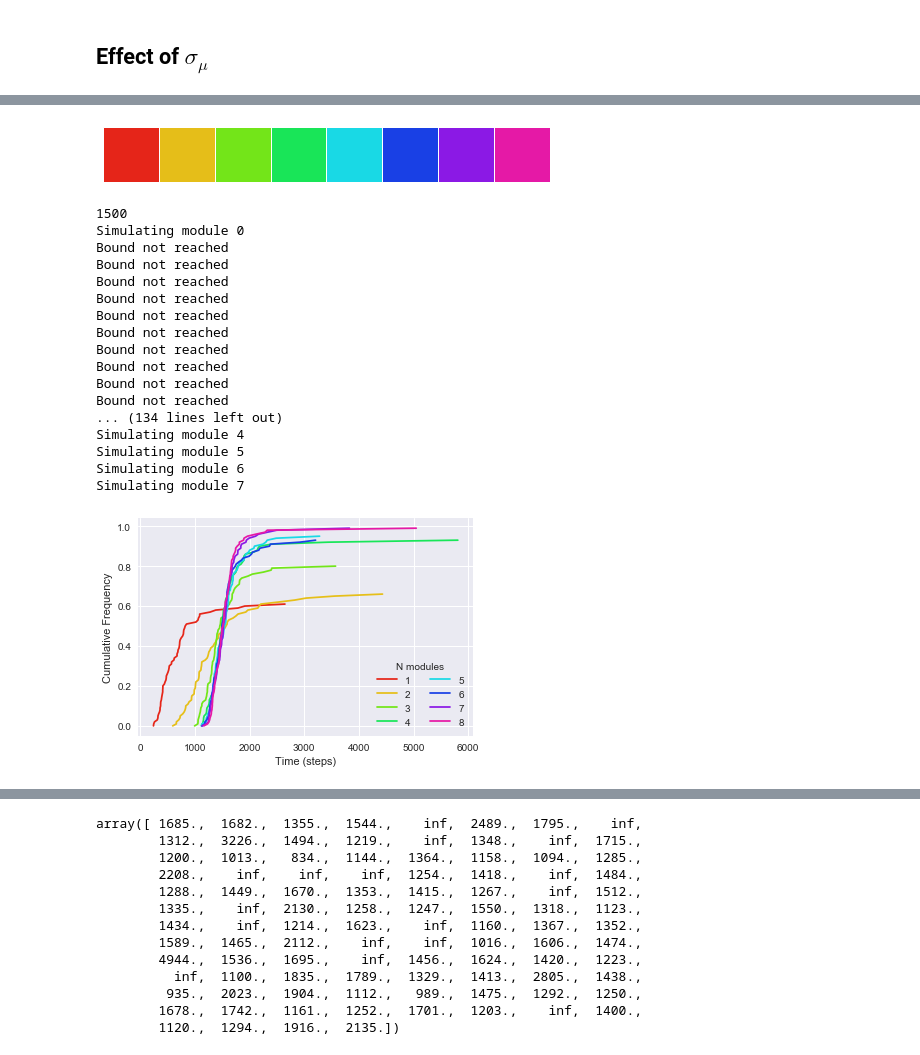
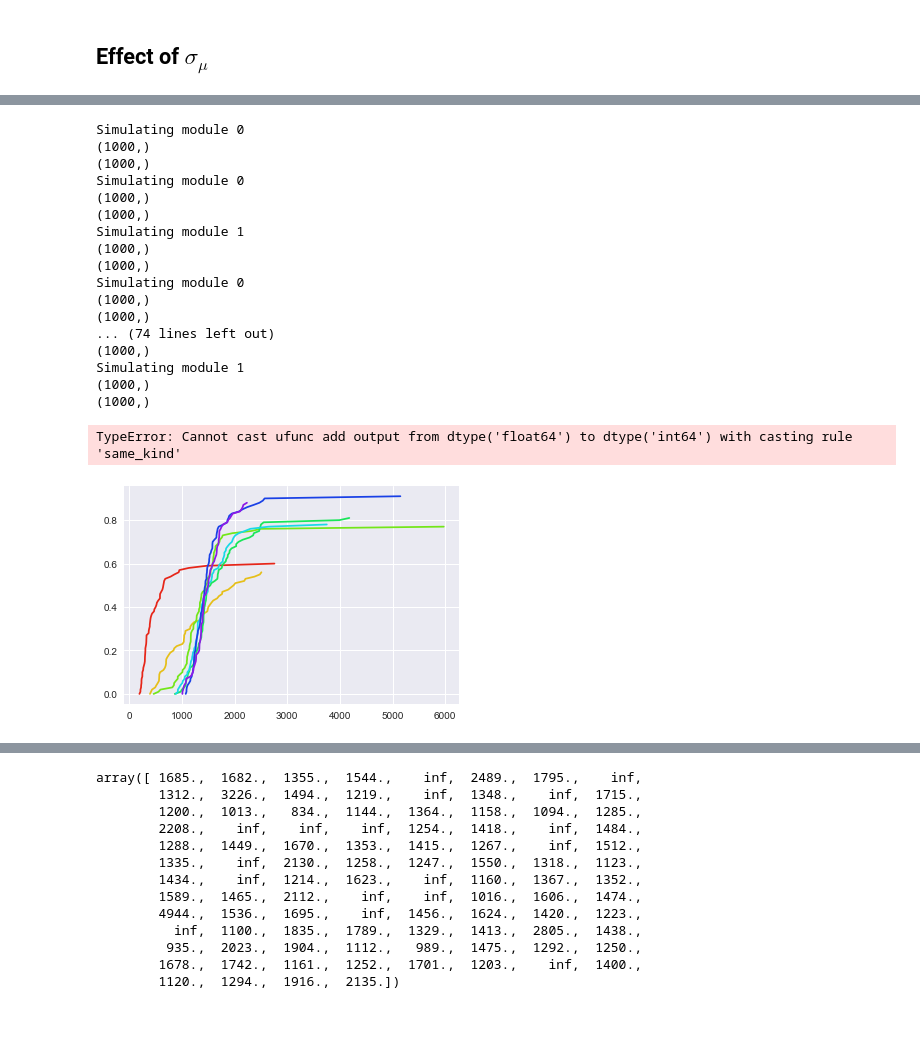
Before and after one commit to jazlab/SE_NL_MJ_2020, a Jupyter notebook: two_neuron_cascade.ipynb, the cells around one changed output, grey strips where cells are left out. Cells and saved outputs as stored; diff of their text form; code cells hidden in the pictures; blank space fills up the shorter version.

```diff
--- a/two_neuron_cascade.ipynb
+++ b/two_neuron_cascade.ipynb
@@ -167,9 +167,9 @@ def get_times_lst_from_decision_v(decv_lst, threshold):
             times_lst.append(np.nonzero(decv_lst[:, k] > threshold)[0][0])
         else:
             times_lst.append(np.inf)
-            print('Bound not reached')
+            #print('Bound not reached')
 
-    return times_lst
+    return np.array(times_lst)
 # %% [markdown]
 ## Effect of $\sigma_\mu$
 # %%
@@ -191,0 +196,15 @@ def simulate_module(ntrials, nsteps, nsteps_goal, ext_lst, params,
+# %%
+ntrials = 20
+nsteps = 3000
+thetas = np.linspace(0.6, 0.8, ntrials)
+state_dict = {'u': np.array([0.7] * ntrials), 'v': np.array([0.2] * ntrials)}
+param_dict_module = {'Wut': 6, 'Wvt': 6, 'Wuv': 6, 'Wvu': 6,
+              'theta': thetas, 'tau': 100, 'dt': 1, 'ext': 0, 'sigma': 0}
+threshold = 0.1
+
+ulst_noise, vlst_noise = simulate_u_v_exp_multi(state_dict, param_dict_module, nsteps)
+decision_v = ulst_noise - vlst_noise
+
+threshold = 0.65
+#threshold = np.nanmean(decision_v[nsteps_goal]) # TODO: check if this is a valid threshold
+times_lst = get_times_lst_from_decision_v(decision_v, threshold)
@@ -262,20 +339,19 @@ Bound not reached
 Bound not reached
 Bound not reached
 # %%
-def simulate_multiple_modules(ntrials, nsteps, total_duration, Kval, nmodules):
+def simulate_multiple_modules(ntrials, nsteps, total_duration, Kval, nmodules, sigma_mu, sigma_sigma):
     '''Simulate multiple modules in a cascade.
     ntrials: number of trials
     nsteps: number of time steps per trial
     total_duration: total time steps for N modules
     Kval: constant K for updating input
     nmodules: number of modules'''
-    state_dict = {'u': np.array([0.7] * ntrials), 'v': np.array([0.2] * ntrials)}
     param_dict_module = {'Wut': 6, 'Wvt': 6, 'Wuv': 6, 'Wvu': 6,
-              'theta': 0.8, 'tau': 100, 'dt': 1, 'ext': ext_module1, 'sigma': 0.2}
+              'theta': 0.8, 'tau': 100, 'dt': 1, 'ext': ext_module1, 'sigma': sigma_sigma}
     subgoal = int(total_duration / nmodules)
 
     # Initial input to module 1
-    ext_module_init = np.random.normal(loc=0, scale=0.3, size=ntrials)
+    ext_module_init = np.random.normal(loc=0, scale=sigma_mu, size=ntrials)
 
     for i in range(nmodules):
         print('Simulating module', i)
@@ -289,7 +365,3 @@ def simulate_multiple_modules(ntrials, nsteps, total_duration, Kval, nmodules):
                                           K=Kval, prev_final=final_pos, ext_updating=True)
             total_times += times_lst
     return total_times
-# %%
-sns.palplot(sns.hls_palette(8, l=0.5, s=0.8))
-# %% [output]
-[figure, removed]
@@ -298,33 +368,34 @@ plt.legend?
 # %%
 palette = sns.hls_palette(8, l=0.5, s=0.8)
 #palette = sns.color_palette('hls', 10)
 for i in range(1, 9):
-    time_lst = simulate_multiple_modules(100, 5000, 1500, 3, i)
+    time_lst = simulate_multiple_modules(1000, 5000, 1500, 3, i, 0.5, 0.2)
     x, y = ecdf(time_lst)
     plt.plot(x, y, color=palette[i - 1], label=str(i))
 plt.legend(title='N modules', ncol=2)
 plt.xlabel('Time (steps)')
 plt.ylabel('Cumulative Frequency')
-save_safe('cascade_performance.pdf')
+#save_safe('cascade_performance.pdf')
 # %% [output]
-1500
 Simulating module 0
-Bound not reached
-Bound not reached
-Bound not reached
-Bound not reached
-Bound not reached
-Bound not reached
-Bound not reached
-Bound not reached
-Bound not reached
-Bound not reached
-... (134 lines left out)
-Simulating module 4
-Simulating module 5
-Simulating module 6
-Simulating module 7
+(1000,)
+(1000,)
+Simulating module 0
+(1000,)
+(1000,)
+Simulating module 1
+(1000,)
+(1000,)
+Simulating module 0
+(1000,)
+(1000,)
+... (74 lines left out)
+(1000,)
+Simulating module 1
+(1000,)
+(1000,)
+TypeError: Cannot cast ufunc add output from dtype('float64') to dtype('int64') with casting rule 'same_kind'
-[figure, old version]
+[figure, new version]
 # %%
 ntrials = 100
 nsteps = 5000
```
Also changed, not shown: parts of 9 cells of this notebook.
